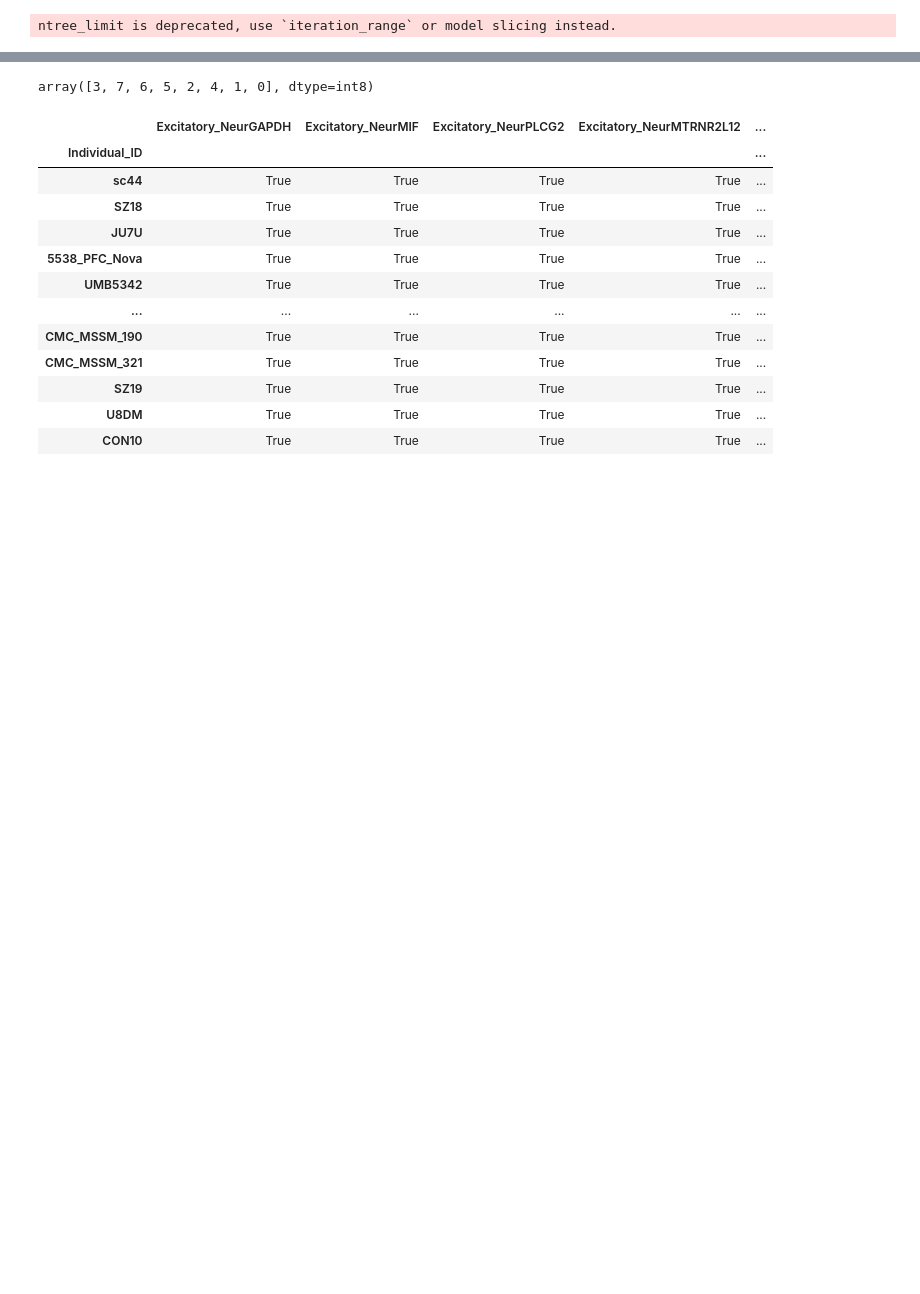
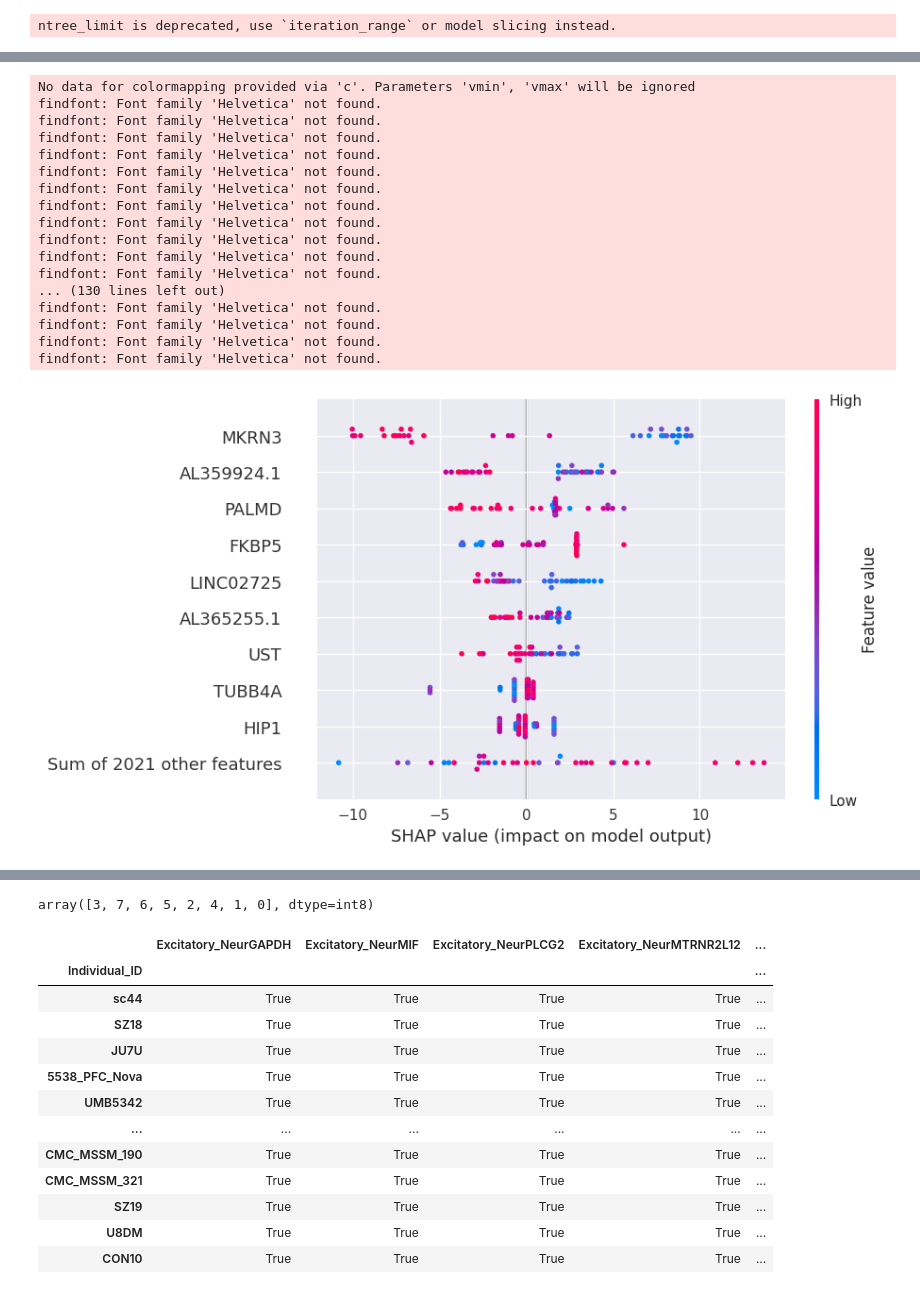
Before and after one commit to liyy2/aging_YL, a Jupyter notebook: code/process.ipynb, the cells around one changed output, grey strips where cells are left out. Saved outputs shown, nothing was run; the diff lists cells and outputs as text; code cells hidden in the pictures; blank space fills up the shorter version.

```diff
--- a/code/process.ipynb
+++ b/code/process.ipynb
@@ -443,0 +562,22 @@ No data for colormapping provided via 'c'. Parameters 'vmin', 'vmax' will be ign
+# %%
+shap.plots.beeswarm(shap_values, show=False)
+plt.savefig(f'xgboost-shap-beeswarm-{shap_target[0]}~YL~Jul9.pdf', transparent=True, bbox_inches='tight')
+# %% [output]
+No data for colormapping provided via 'c'. Parameters 'vmin', 'vmax' will be ignored
+findfont: Font family 'Helvetica' not found.
+findfont: Font family 'Helvetica' not found.
+findfont: Font family 'Helvetica' not found.
+findfont: Font family 'Helvetica' not found.
+findfont: Font family 'Helvetica' not found.
+findfont: Font family 'Helvetica' not found.
+findfont: Font family 'Helvetica' not found.
+findfont: Font family 'Helvetica' not found.
+findfont: Font family 'Helvetica' not found.
+findfont: Font family 'Helvetica' not found.
+findfont: Font family 'Helvetica' not found.
+... (130 lines left out)
+findfont: Font family 'Helvetica' not found.
+findfont: Font family 'Helvetica' not found.
+findfont: Font family 'Helvetica' not found.
+findfont: Font family 'Helvetica' not found.
+[figure, added]
```
Also changed, not shown: parts of 26 cells of this notebook, 2 other files.
